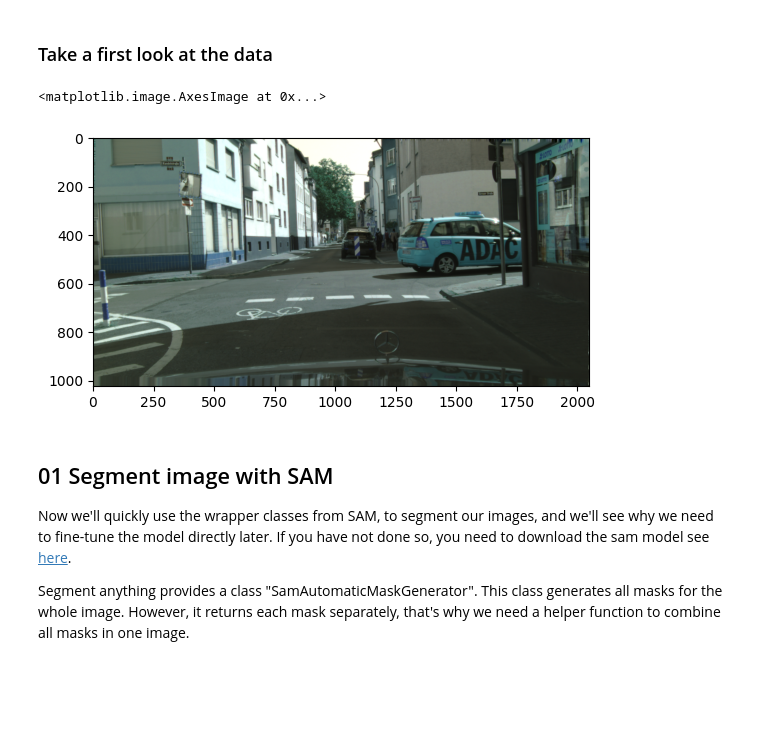
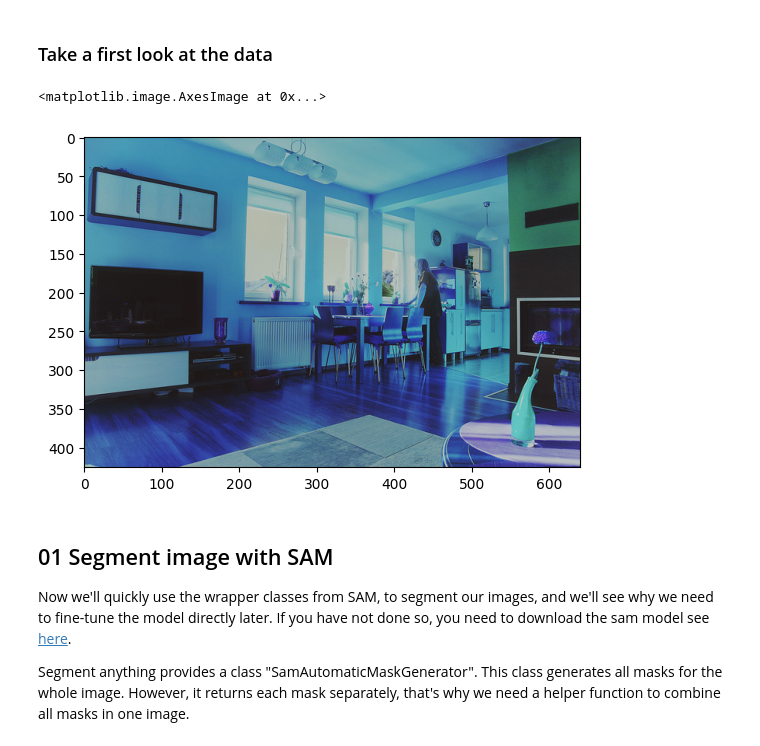
Before and after one commit to himmelhao/AutoDrive-Vision-Fusion-SAM-CLIP-Panoptic-Segmentation, a Jupyter notebook: fine_tune_sam.ipynb, the cells around one changed output. Cells and saved outputs as stored; diff of their text form; code cells hidden in the pictures; blank space fills up the shorter version.

```diff
--- a/fine_tune_sam.ipynb
+++ b/fine_tune_sam.ipynb
@@ -108,13 +113,13 @@ cuda
 # %%
 
 
 # TODO add your path
-sample_path = 'data/leftImg8bit/val/frankfurt/frankfurt_000000_000294_leftImg8bit.png'
+sample_path = 'data/val2017/000000000139.jpg'
 sample_img = cv2.imread(sample_path)
 plt.imshow(sample_img)
 # %% [output]
 <matplotlib.image.AxesImage at 0x...>
-[figure, old version]
+[figure, new version]
 # %% [markdown]
 ## 01 Segment image with SAM
 Now we'll quickly use the wrapper classes from SAM, to segment our images, and we'll see why we need to fine-tune the model directly later. If you have not done so, you need to download the sam model see [here](https://github.com/facebookresearch/segment-anything/tree/main#model-checkpoints).
```
Also changed, not shown: parts of 14 cells of this notebook, 1 other file.
